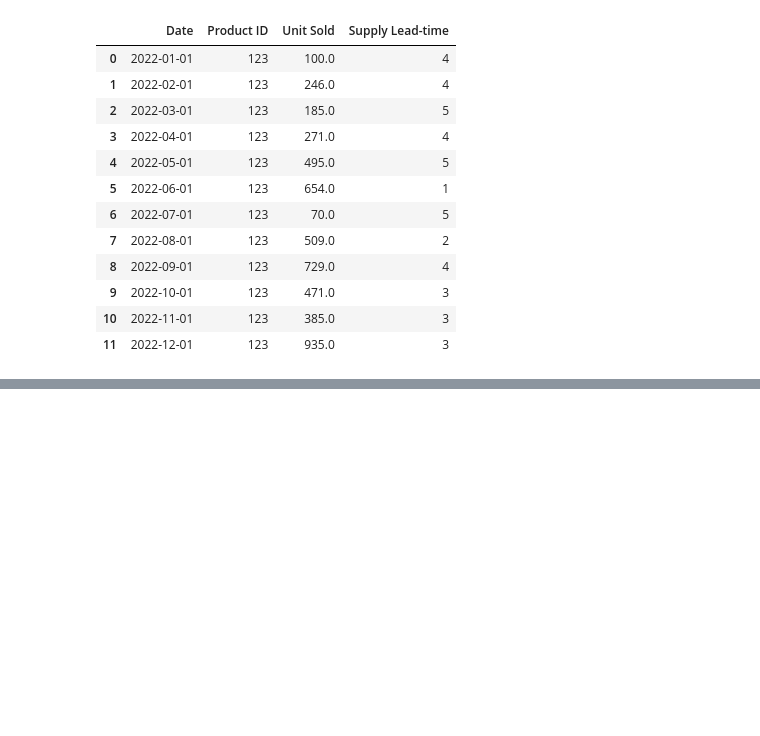
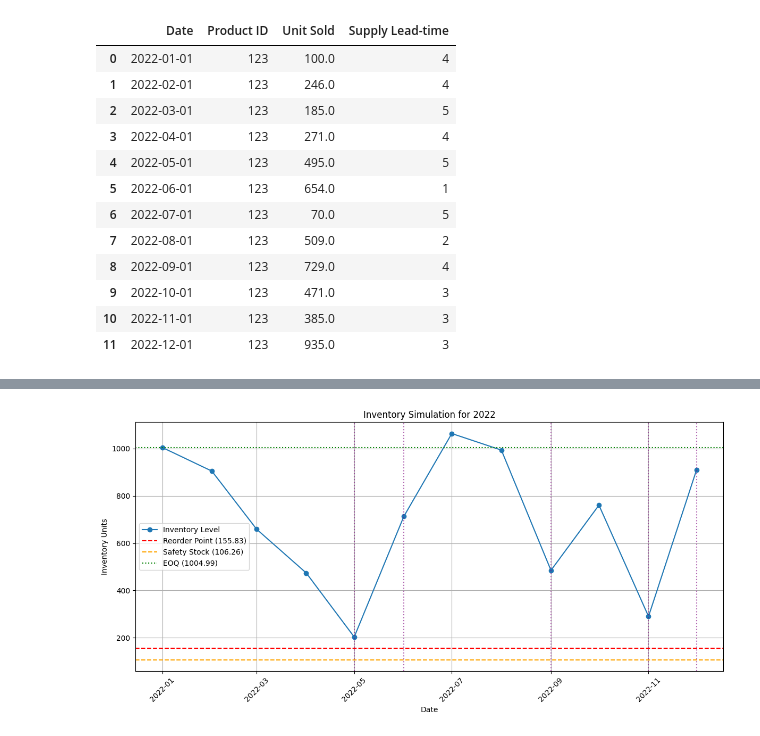
Before and after one commit to laithrasheed/Data-Science-Projects, a Jupyter notebook: Supply Chains Domain Knowledge/Coursera Specialization - Leverage Data Science for a More Agile Supply Chain/Practical notes with numeric data.ipynb, the cells around one changed output, grey strips where cells are left out. Saved outputs shown, nothing was run; the diff lists cells and outputs as text; code cells hidden in the pictures; blank space fills up the shorter version.

```diff
--- a/Supply Chains Domain Knowledge/Coursera Specialization - Leverage Data Science for a More Agile Supply Chain/Practical notes with numeric data.ipynb
+++ b/Supply Chains Domain Knowledge/Coursera Specialization - Leverage Data Science for a More Agile Supply Chain/Practical notes with numeric data.ipynb
@@ -352,0 +438,4 @@ Supply Lead Time = 4 means if we order today, stock arrives in 4 units of time (
+# %%
+# Assume 365 days in a year
+average_daily_demand = annual_demand / 365
+print(f"Average Daily Demand: {average_daily_demand:.2f} units/day")
@@ -352,0 +446,3 @@ Supply Lead Time = 4 means if we order today, stock arrives in 4 units of time (
+# %%
+average_lead_time = df_reorder['Supply Lead-time'].mean()
+print(f"Average Lead Time: {average_lead_time:.2f} days")
@@ -352,0 +458,7 @@ Supply Lead Time = 4 means if we order today, stock arrives in 4 units of time (
+# %%
+max_daily_demand = df_reorder['Unit Sold'].max() / 30  # Approximate
+max_lead_time = df_reorder['Supply Lead-time'].max()
+
+# Safety Stock formula
+safety_stock = (max_daily_demand * max_lead_time) - (average_daily_demand * average_lead_time)
+print(f"Safety Stock: {safety_stock:.2f} units")
@@ -352,0 +469,4 @@ Supply Lead Time = 4 means if we order today, stock arrives in 4 units of time (
+# %%
+# ROP formula
+reorder_point = (average_daily_demand * average_lead_time) + safety_stock
+print(f"Reorder Point (ROP): {reorder_point:.2f} units")
@@ -352,0 +487,63 @@ Supply Lead Time = 4 means if we order today, stock arrives in 4 units of time (
+# %%
+# --- Simulation Setup ---
+
+# Monthly sales data (unit sold per month for 2022)
+dates = pd.date_range(start='2022-01-01', periods=12, freq='MS')
+
+
+# --- Inventory Simulation ---
+inventory = [eoq]  # start with full EOQ
+orders = [0]       # record of orders placed
+stock_levels = []
+order_dates = []
+
+unit_sold = df_reorder['Unit Sold'].tolist()  # Monthly unit sold data
+
+for i in range(len(unit_sold)):
+    current_inventory = inventory[-1] - unit_sold[i]
+    stock_levels.append(current_inventory)
+
+    # Check if we need to reorder
+    if current_inventory <= reorder_point:
+        inventory.append(current_inventory + eoq)  # order arrives instantly in this simple sim
+        orders.append(eoq)
+        order_dates.append(dates[i])
+    else:
+        inventory.append(current_inventory)
+        orders.append(0)
+
+# Remove the last extra inventory state used for simulation
+inventory = inventory[:-1]
+
+# Create DataFrame
+df_sim = pd.DataFrame({
+    "Date": dates,
+    "Unit Sold": unit_sold,
+    "Inventory Level": inventory,
+    "Order Placed": orders[1:]  # skip initial state
+})
+
+# --- Plotting ---
+fig, ax = plt.subplots(figsize=(12, 6))
+ax.plot(df_sim["Date"], df_sim["Inventory Level"], marker='o', label='Inventory Level')
+ax.axhline(reorder_point, color='r', linestyle='--', label=f'Reorder Point ({reorder_point:.2f})')
+ax.axhline(safety_stock, color='orange', linestyle='--', label=f'Safety Stock ({safety_stock:.2f})')
+ax.axhline(eoq, color='g', linestyle=':', label=f'EOQ ({eoq:.2f})')
+
+# Highlight order points
+for order_date in order_dates:
+    ax.axvline(order_date, color='purple', linestyle=':', alpha=0.6)
+
+ax.set_title('Inventory Simulation for 2022')
+ax.set_ylabel('Inventory Units')
+ax.set_xlabel('Date')
+ax.legend()
+ax.grid(True)
+
+plt.xticks(rotation=45)
+plt.tight_layout()
+plt.show()
+
+df_sim.head(12)
+# %% [output]
+[figure, added]
```
Also changed, not shown: parts of 16 cells of this notebook.
